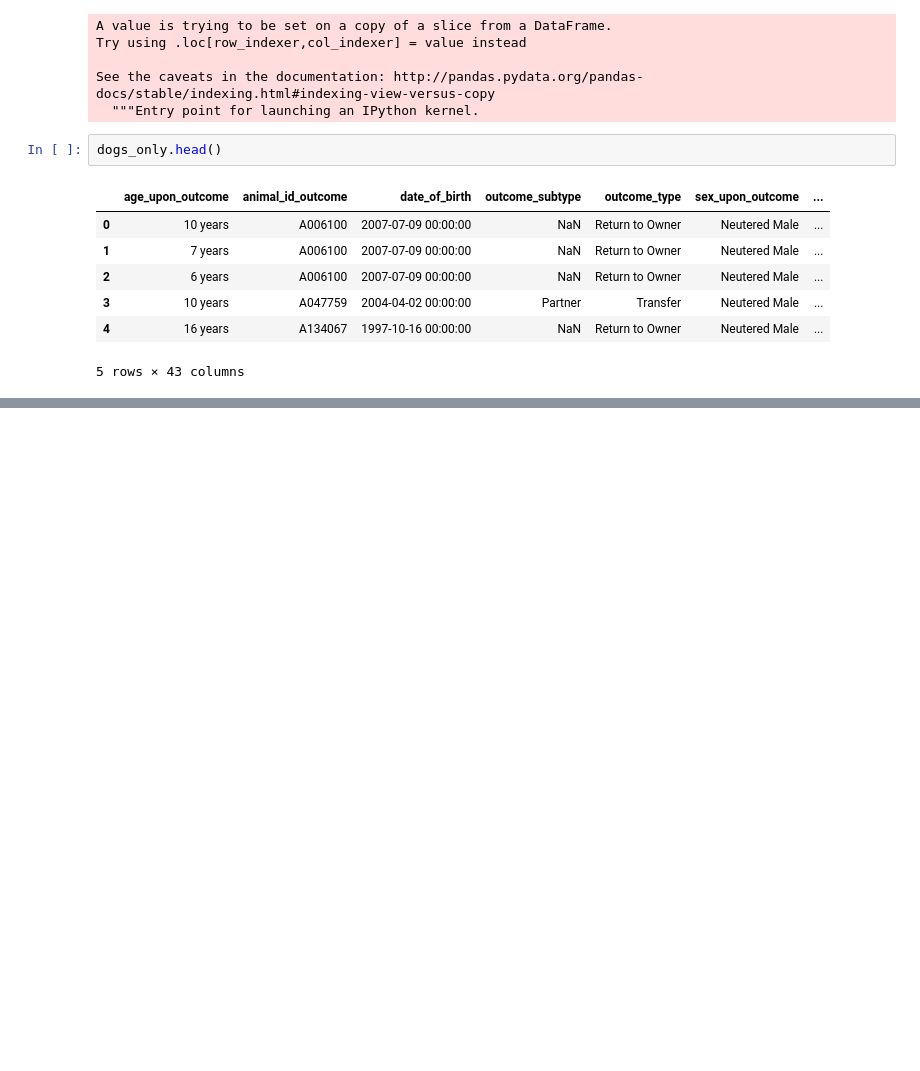
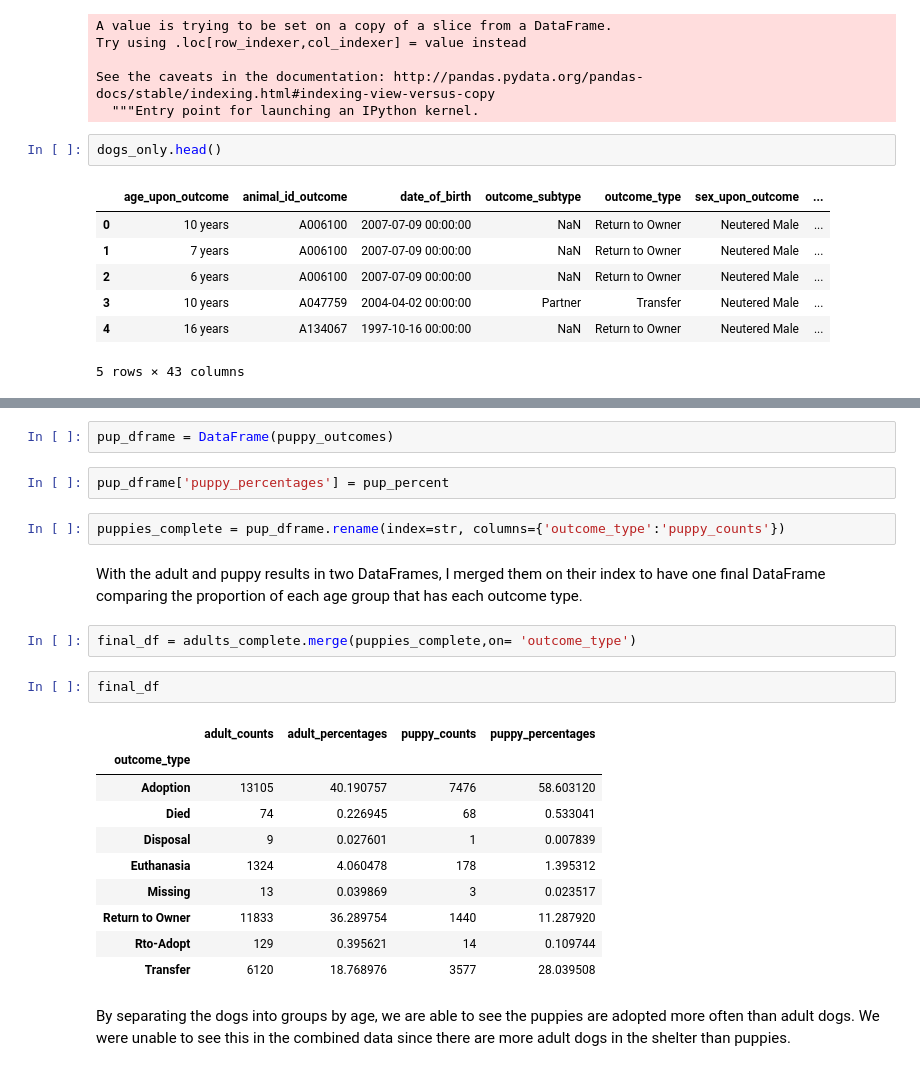
Before and after one commit to MikaylaRobinson/Austin-Animal-Shelter-Data-Project, a Jupyter notebook: Outcome_By_Age.ipynb, the cells around one changed output, grey strips where cells are left out. Cells and saved outputs as stored; diff of their text form; blank space fills up the shorter version.

Commit message:
Percentage of animals in each outcome type for puppies and adult dogs

```diff
--- a/Outcome_By_Age.ipynb
+++ b/Outcome_By_Age.ipynb
@@ -60,0 +130,25 @@ sns.countplot('outcome_type',data=dogs_only,hue='age_category')
+# %%
+pup_dframe = DataFrame(puppy_outcomes)
+# %%
+pup_dframe['puppy_percentages'] = pup_percent
+# %%
+puppies_complete = pup_dframe.rename(index=str, columns={'outcome_type':'puppy_counts'})
+# %% [markdown]
+With the adult and puppy results in two DataFrames, I merged them on their index to have one final DataFrame comparing the proportion of each age group that has each outcome type.
+# %%
+final_df = adults_complete.merge(puppies_complete,on= 'outcome_type')
+# %%
+final_df
+# %% [output]
+|  | adult_counts | adult_percentages | puppy_counts | puppy_percentages |
+| outcome_type |  |  |  |  |
+| Adoption | 13105 | 40.190757 | 7476 | 58.603120 |
+| Died | 74 | 0.226945 | 68 | 0.533041 |
+| Disposal | 9 | 0.027601 | 1 | 0.007839 |
+| Euthanasia | 1324 | 4.060478 | 178 | 1.395312 |
+| Missing | 13 | 0.039869 | 3 | 0.023517 |
+| Return to Owner | 11833 | 36.289754 | 1440 | 11.287920 |
+| Rto-Adopt | 129 | 0.395621 | 14 | 0.109744 |
+| Transfer | 6120 | 18.768976 | 3577 | 28.039508 |
+# %% [markdown]
+By separating the dogs into groups by age, we are able to see the puppies are adopted more often than adult dogs. We were unable to see this in the combined data since there are more adult dogs in the shelter than puppies.
```
Also changed, not shown: parts of 20 cells of this notebook.
